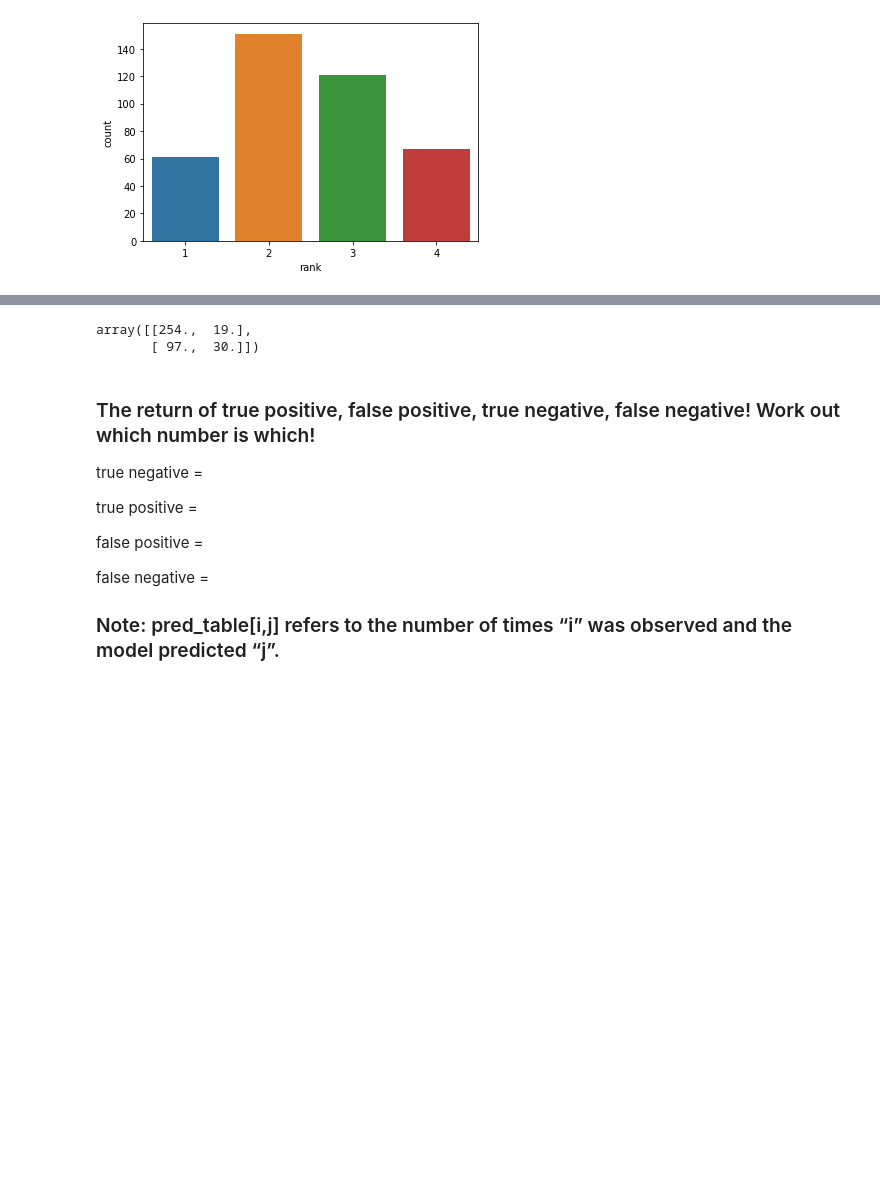
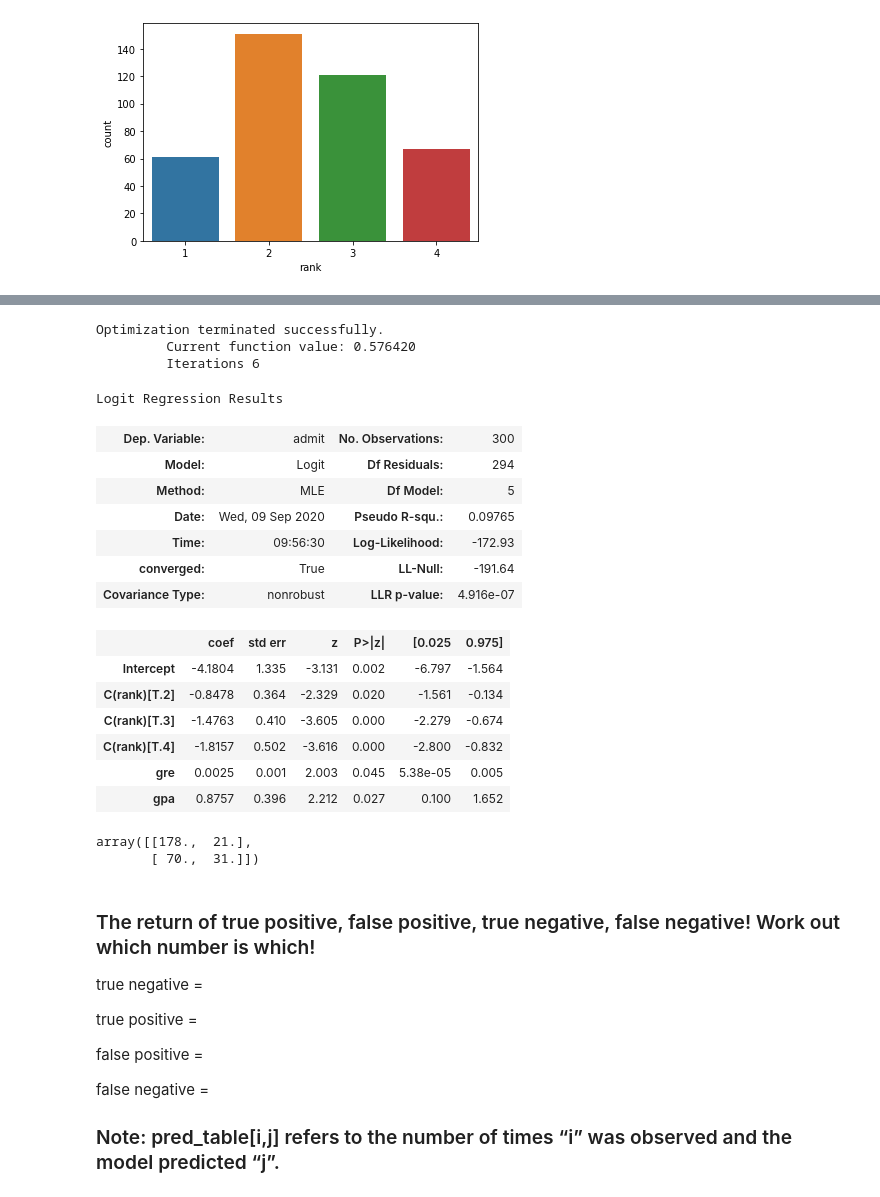
Before and after one commit to Carlene/INTRO-TO-DATA-ANALYSIS, a Jupyter notebook: logistic_regression.ipynb, the cells around one changed output, grey strips where cells are left out. Drawn from its saved outputs; the diff is of its cells as text; code cells hidden in the pictures; blank space fills up the shorter version.

Commit message:
adds confusion matrix to logistic regression file

```diff
--- a/logistic_regression.ipynb
+++ b/logistic_regression.ipynb
@@ -200,0 +182,30 @@ Logit Regression Results
+# %%
+# Your first classification model!!!
+fitted_model = smf.logit(formula='admit ~ gre + gpa + C(rank)', data=train).fit()
+
+
+fitted_model.summary()
+# Note that the summary output is different than OLS
+# Pseudo R-squared is a problematic metric, but it's all we have for now, so let's focus on that.
+
+# Ideally I'd have time to teach you about Log-Likelihood as an appropriate target for how good your model is.
+#In general one model is BETTER than another if **absolute value(log-likelihood)** is closer to ZERO.
+# %% [output]
+Optimization terminated successfully.
+         Current function value: 0.576420
+         Iterations 6
+Logit Regression Results
+| Dep. Variable: | admit | No. Observations: | 300 |
+| Model: | Logit | Df Residuals: | 294 |
+| Method: | MLE | Df Model: | 5 |
+| Date: | Wed, 09 Sep 2020 | Pseudo R-squ.: | 0.09765 |
+| Time: | 09:56:30 | Log-Likelihood: | -172.93 |
+| converged: | True | LL-Null: | -191.64 |
+| Covariance Type: | nonrobust | LLR p-value: | 4.916e-07 |
+|  | coef | std err | z | P>|z| | [0.025 | 0.975] |
+| Intercept | -4.1804 | 1.335 | -3.131 | 0.002 | -6.797 | -1.564 |
+| C(rank)[T.2] | -0.8478 | 0.364 | -2.329 | 0.020 | -1.561 | -0.134 |
+| C(rank)[T.3] | -1.4763 | 0.410 | -3.605 | 0.000 | -2.279 | -0.674 |
+| C(rank)[T.4] | -1.8157 | 0.502 | -3.616 | 0.000 | -2.800 | -0.832 |
+| gre | 0.0025 | 0.001 | 2.003 | 0.045 | 5.38e-05 | 0.005 |
+| gpa | 0.8757 | 0.396 | 2.212 | 0.027 | 0.100 | 1.652 |
@@ -201,10 +215,10 @@ Logit Regression Results
 # %%
-#CONFUSION MATRIX. HOW WELL DID YOUR MODEL PREDICT THE REALITY OF YOUR DATA?
+#CONFUSION MATRIX.
 # pred_table[i,j] refers to the number of times “i” was observed and the model predicted “j”.
 fitted_model.pred_table()
 # %% [output]
-array([[254.,  19.],
-       [ 97.,  30.]])
+array([[178.,  21.],
+       [ 70.,  31.]])
 # %% [markdown]
 ### The return of true positive, false positive, true negative, false negative! Work out which number is which!
 
```
Also changed, not shown: parts of 33 cells of this notebook.
